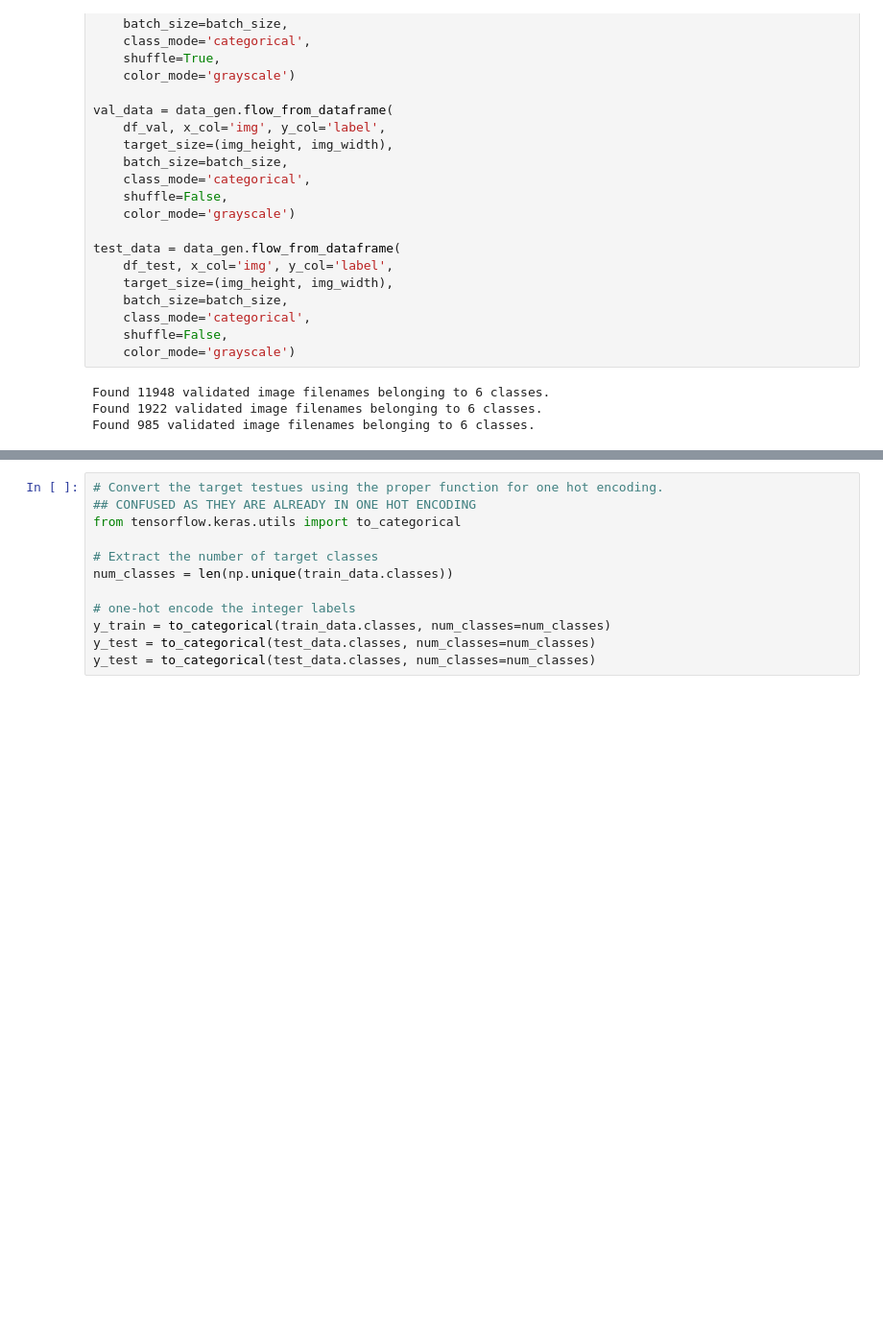
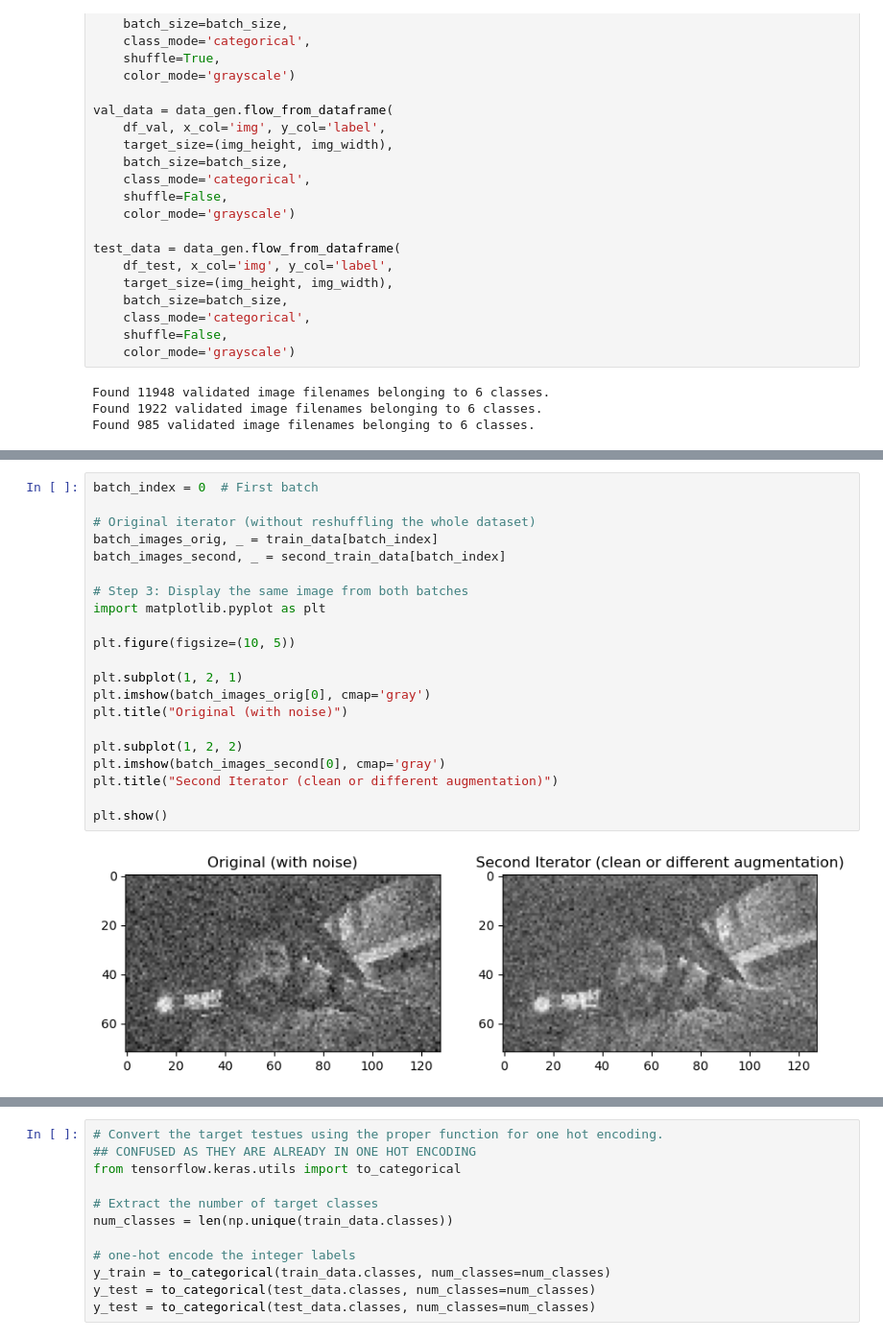
Before and after one commit to MatthijstenTije/Deep_learning_03, a Jupyter notebook: image_augmentation.ipynb, the cells around one changed output, grey strips where cells are left out. Shown at 96% size. Saved outputs shown, nothing was run; the diff lists cells and outputs as text; blank space fills up the shorter version.

```diff
--- a/image_augmentation.ipynb
+++ b/image_augmentation.ipynb
@@ -88,0 +207,23 @@ Found 985 validated image filenames belonging to 6 classes.
+# %%
+batch_index = 0  # First batch
+
+# Original iterator (without reshuffling the whole dataset)
+batch_images_orig, _ = train_data[batch_index]
+batch_images_second, _ = second_train_data[batch_index]
+
+# Step 3: Display the same image from both batches
+import matplotlib.pyplot as plt
+
+plt.figure(figsize=(10, 5))
+
+plt.subplot(1, 2, 1)
+plt.imshow(batch_images_orig[0], cmap='gray')
+plt.title("Original (with noise)")
+
+plt.subplot(1, 2, 2)
+plt.imshow(batch_images_second[0], cmap='gray')
+plt.title("Second Iterator (clean or different augmentation)")
+
+plt.show()
+# %% [output]
+[figure, added]
```
Also changed, not shown: parts of 7 cells of this notebook, 1 other file.
